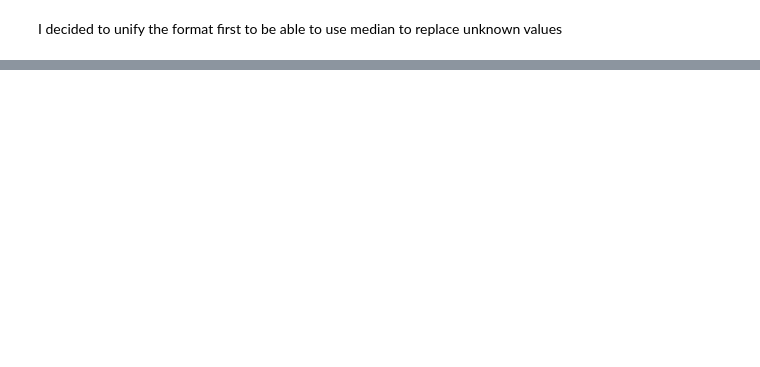
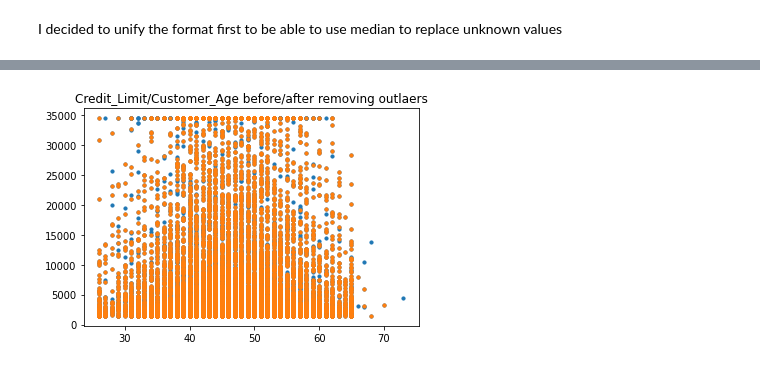
Before and after one commit to rnd4u-org/2021-knu-churn, a Jupyter notebook: Data_Pre_processing.ipynb, the cells around one changed output, grey strips where cells are left out. Saved outputs shown, nothing was run; the diff lists cells and outputs as text; code cells hidden in the pictures; blank space fills up the shorter version.

Commit message:
Data Pre-Processing (finished)

```diff
--- a/Data_Pre_processing.ipynb
+++ b/Data_Pre_processing.ipynb
@@ -116,0 +119,2 @@ print(dat)
+# %%
+dat=unified_data_with_na.copy()
@@ -116,0 +173,4 @@ print(dat)
+# %%
+print(dat)
+
+new_dat=dat.copy()
@@ -116,0 +195,2 @@ print(dat)
+# %%
+dat=new_dat.copy()
@@ -116,0 +199,6 @@ print(dat)
+# %%
+import numpy
+cl_dat=dat.copy()
+
+for el in list(dat.columns):
+    cl_dat=cl_dat[numpy.abs(cl_dat[el]-cl_dat[el].mean())<=(3*cl_dat[el].std())]
@@ -116,0 +225,10 @@ print(dat)
+# %%
+from matplotlib import pyplot
+
+matplotlib.pyplot.scatter(dat["Customer_Age"],dat["Credit_Limit"],s=10);
+matplotlib.pyplot.title("Credit_Limit/Customer_Age before/after removing outlaers");
+
+matplotlib.pyplot.scatter(cl_dat["Customer_Age"],cl_dat["Credit_Limit"],s=10);
+matplotlib.pyplot.show();
+# %% [output]
+[figure, added]
```
Also changed, not shown: parts of 10 cells of this notebook.
